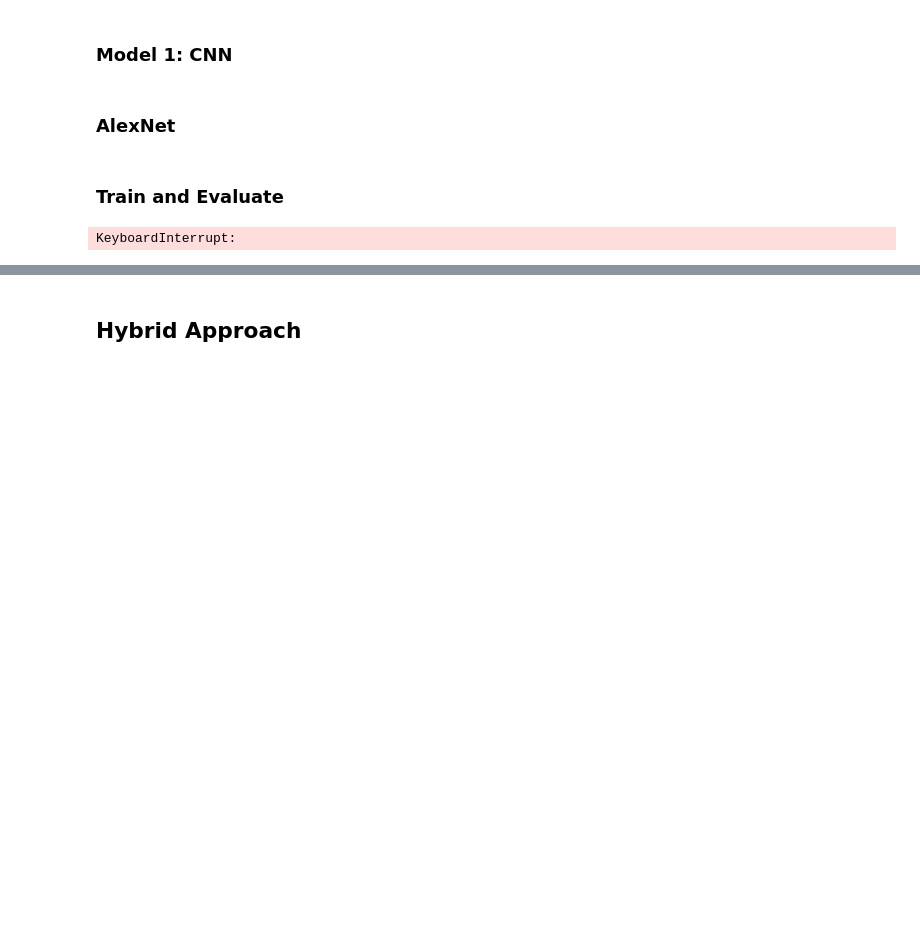
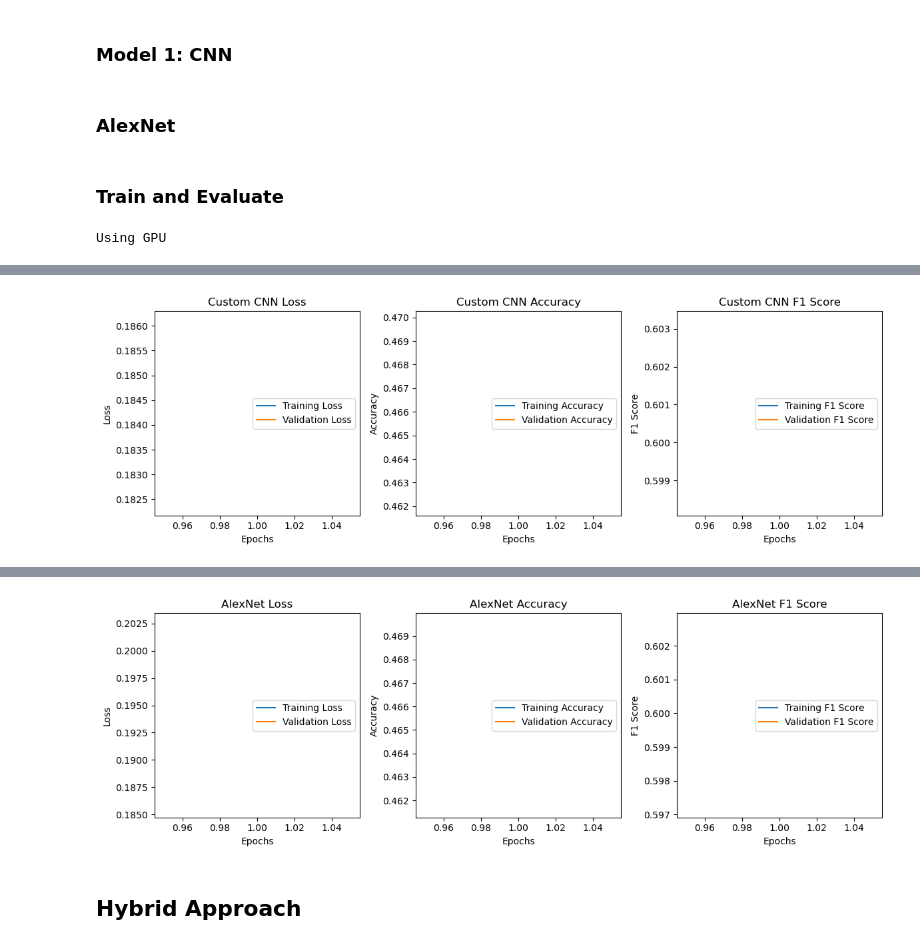
Before and after one commit to reynardo-tjhin/COMP4329_Assignment_2, a Jupyter notebook: Final_Sana.ipynb, the cells around one changed output, grey strips where cells are left out. Saved outputs shown, nothing was run; the diff lists cells and outputs as text; code cells hidden in the pictures; blank space fills up the shorter version.

```diff
--- a/Final_Sana.ipynb
+++ b/Final_Sana.ipynb
@@ -31,7 +33,7 @@ import pandas as pd
 import numpy as np
 
 # Define directories and file paths
-DIR = '/Users/sanaali/Downloads/COMP5329S1A2Dataset 2'
+DIR = 'dataset/'
 TRAIN_CSV = os.path.join(DIR, "train.csv")
 TEST_CSV = os.path.join(DIR, "test.csv")
 image_dir = os.path.join(DIR, "data")
@@ -40,17 +42,17 @@ image_dir = os.path.join(DIR, "data")
 all_files = set(os.listdir(image_dir))
 
 def parse_labels(label_string, num_classes):
-    labels = np.zeros(num_classes)
-    for label in label_string.split():
-        labels[int(label)] = 1
-    return labels
+	labels = np.zeros(num_classes)
+	for label in label_string.split():
+		labels[int(label)] = 1
+	return labels
 
 # Load the CSV files with error handling
 try:
-    train_df = pd.read_csv(TRAIN_CSV, on_bad_lines='skip')
-    test_df = pd.read_csv(TEST_CSV, on_bad_lines='skip')
+	train_df = pd.read_csv(TRAIN_CSV, on_bad_lines='skip')
+	test_df = pd.read_csv(TEST_CSV, on_bad_lines='skip')
 except pd.errors.ParserError as e:
-    print(f"Error reading CSV file: {e}")
+	print(f"Error reading CSV file: {e}")
 
 # Save the cleaned CSV files
 train_clean_csv = os.path.join(DIR, 'train_clean.csv')
@@ -180,7 +182,7 @@ classes = sorted(unique_labels)
 # Calculate class weights
 labels = train_df.iloc[:, 1].apply(lambda x: list(map(int, x.split())))
 all_labels = [item for sublist in labels for item in sublist]
-class_weights = compute_class_weight('balanced', classes=classes, y=all_labels)
+class_weights = compute_class_weight('balanced', classes=np.array(classes), y=all_labels)
 class_weights_tensor = torch.tensor(class_weights, dtype=torch.float)
 # %%
 label_to_index = {label: index for index, label in enumerate(classes)}
@@ -206,9 +208,9 @@ test_dataset = MultiLabelDataset(test_df, image_dir, num_classes, test_transform
 
 #test_dataset = MultiLabelDataset(test_df, image_dir, num_classes, test_transform)
 #test_loader = DataLoader(test_dataset, batch_size=32, shuffle=False)
-train_loader = DataLoader(train_dataset, batch_size=32, shuffle=True)
-val_loader = DataLoader(val_dataset, batch_size=32, shuffle=False)
-test_loader = DataLoader(test_dataset, batch_size=32, shuffle=False)
+train_loader = DataLoader(train_dataset, batch_size=8, shuffle=True)
+val_loader = DataLoader(val_dataset, batch_size=8, shuffle=False)
+test_loader = DataLoader(test_dataset, batch_size=8, shuffle=False)
 # %%
 # Verify data preparation by iterating through the DataLoader
 for images, labels in train_loader:
@@ -407,17 +420,23 @@ def plot_metrics(history, title):
 # %%
+if (torch.cuda.is_available()):
+    print("Using GPU")
+    custom_cnn_model = custom_cnn_model.to('cuda')
+    alexnet_model = alexnet_model.to('cuda')
+    resnet_model = resnet_model.to('cuda')
+
 # Custom CNN
 optimizer_custom = torch.optim.Adam(custom_cnn_model.parameters(), lr=0.001)
-custom_cnn_model, custom_cnn_history = train_model(custom_cnn_model, train_loader, val_loader, criterion, optimizer_custom)
+custom_cnn_model, custom_cnn_history = train_model(custom_cnn_model, train_loader, val_loader, criterion, optimizer_custom, num_epochs=1)
 plot_metrics(custom_cnn_history, "Custom CNN")
 
 # AlexNet
 optimizer_alexnet = torch.optim.Adam(alexnet_model.parameters(), lr=0.001)
-alexnet_model, alexnet_history = train_model(alexnet_model, train_loader, val_loader, criterion, optimizer_alexnet)
+alexnet_model, alexnet_history = train_model(alexnet_model, train_loader, val_loader, criterion, optimizer_alexnet, num_epochs=1)
 plot_metrics(alexnet_history, "AlexNet")
 
 # ResNet
-optimizer_resnet = torch.optim.Adam(resnet_model.parameters(), lr=0.001)
-resnet_model, resnet_history = train_model(resnet_model, train_loader, val_loader, criterion, optimizer_resnet)
-plot_metrics(resnet_history, "ResNet")
+# optimizer_resnet = torch.optim.Adam(resnet_model.parameters(), lr=0.001)
+# resnet_model, resnet_history = train_model(resnet_model, train_loader, val_loader, criterion, optimizer_resnet, num_epochs=1)
+# plot_metrics(resnet_history, "ResNet")
 # %% [output]
-KeyboardInterrupt:
+Using GPU
@@ -423,0 +444 @@ KeyboardInterrupt:
+[figure, added]
@@ -424,3 +446,4 @@ KeyboardInterrupt:
+[figure, added]
 # %% [markdown]
 ## Hybrid Approach
 # %%
```
Also changed, not shown: parts of 28 cells of this notebook, 1 other file.
